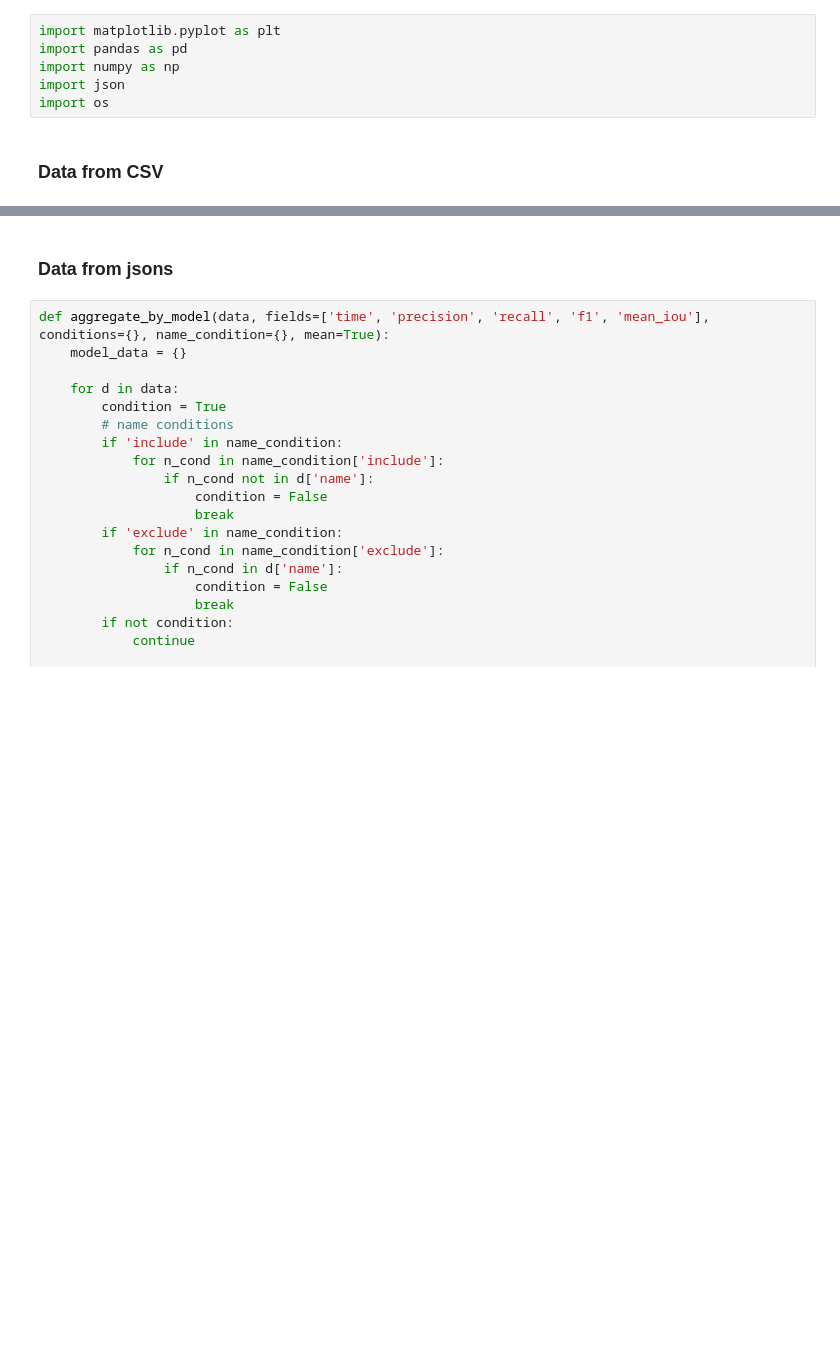
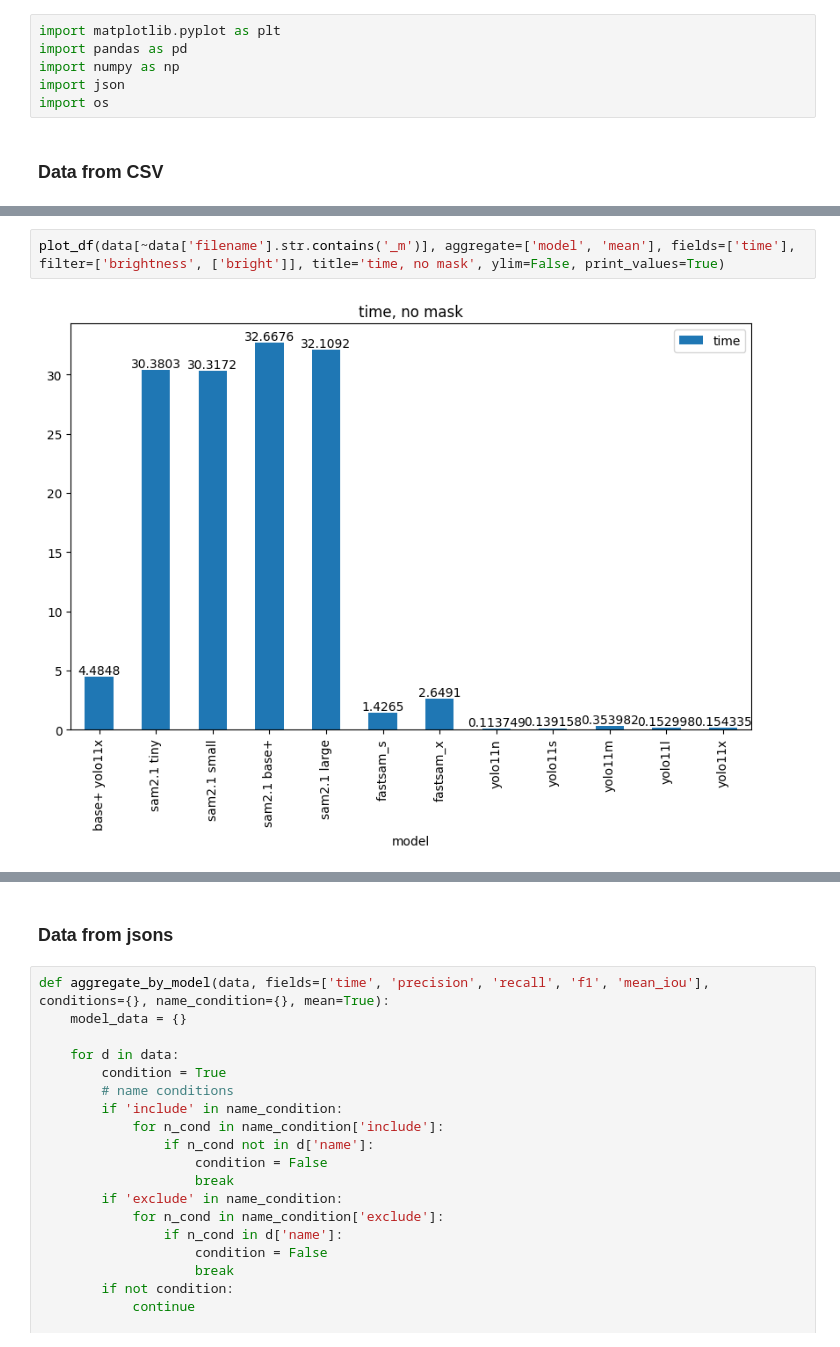
Before and after one commit to Trawirr/ParkingApp, a Jupyter notebook: evaluation/plot_models.ipynb, the cells around one changed output, grey strips where cells are left out. Drawn from its saved outputs; the diff is of its cells as text; blank space fills up the shorter version.

```diff
--- a/evaluation/plot_models.ipynb
+++ b/evaluation/plot_models.ipynb
@@ -66,0 +89,4 @@ grouped.plot(kind='bar', figsize=(10, 6))
+# %%
+plot_df(data[~data['filename'].str.contains('_m')], aggregate=['model', 'mean'], fields=['time'], filter=['brightness', ['bright']], title='time, no mask', ylim=False, print_values=True)
+# %% [output]
+[figure, added]
```
Also changed, not shown: parts of 9 cells of this notebook.
